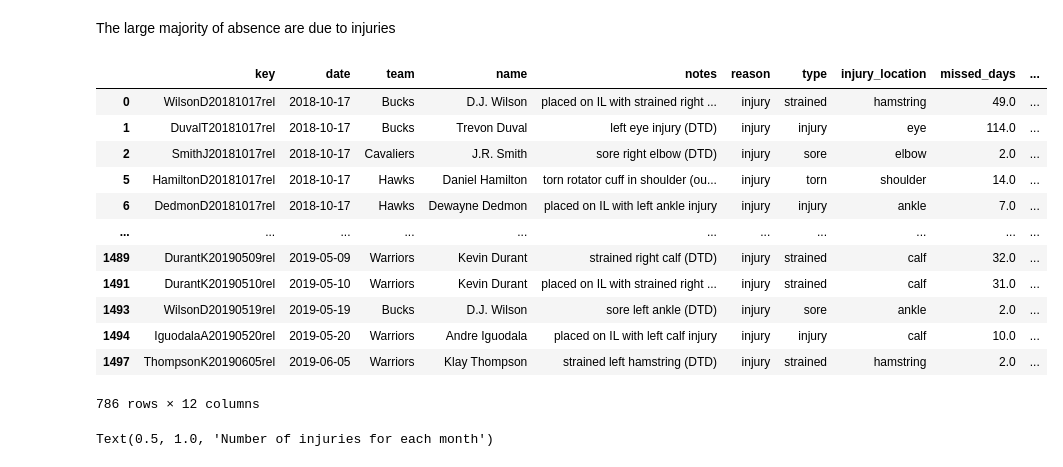
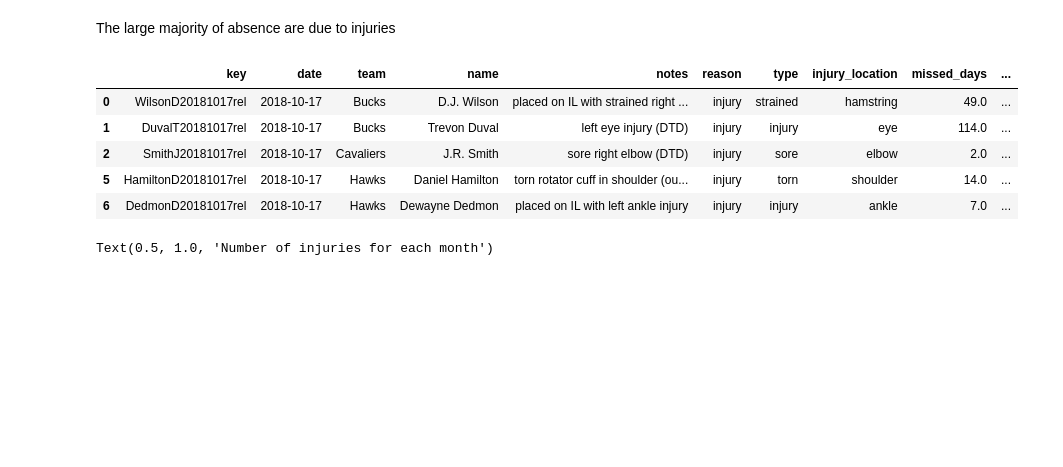
Before and after one commit to romainBechet/NBA_injuries, a Jupyter notebook: injuries.ipynb, the cells around one changed output. Saved outputs shown, nothing was run; the diff lists cells and outputs as text; code cells hidden in the pictures; blank space fills up the shorter version.

```diff
--- a/injuries.ipynb
+++ b/injuries.ipynb
@@ -221,21 +207,14 @@ Name: reason, dtype: int64
 The large majority of absence are due to injuries
 # %%
 injury_analysis = df_analysis[df_analysis['reason'] == 'injury']
-injury_analysis
+injury_analysis.head()
 # %% [output]
 |  | key | date | team | name | notes | reason | type | injury_location | missed_days | ... |
 | 0 | WilsonD20181017rel | 2018-10-17 | Bucks | D.J. Wilson | placed on IL with strained right ... | injury | strained | hamstring | 49.0 | ... |
 | 1 | DuvalT20181017rel | 2018-10-17 | Bucks | Trevon Duval | left eye injury (DTD) | injury | injury | eye | 114.0 | ... |
 | 2 | SmithJ20181017rel | 2018-10-17 | Cavaliers | J.R. Smith | sore right elbow (DTD) | injury | sore | elbow | 2.0 | ... |
 | 5 | HamiltonD20181017rel | 2018-10-17 | Hawks | Daniel Hamilton | torn rotator cuff in shoulder (ou... | injury | torn | shoulder | 14.0 | ... |
 | 6 | DedmonD20181017rel | 2018-10-17 | Hawks | Dewayne Dedmon | placed on IL with left ankle injury | injury | injury | ankle | 7.0 | ... |
-| ... | ... | ... | ... | ... | ... | ... | ... | ... | ... | ... |
-| 1489 | DurantK20190509rel | 2019-05-09 | Warriors | Kevin Durant | strained right calf (DTD) | injury | strained | calf | 32.0 | ... |
-| 1491 | DurantK20190510rel | 2019-05-10 | Warriors | Kevin Durant | placed on IL with strained right ... | injury | strained | calf | 31.0 | ... |
-| 1493 | WilsonD20190519rel | 2019-05-19 | Bucks | D.J. Wilson | sore left ankle (DTD) | injury | sore | ankle | 2.0 | ... |
-| 1494 | IguodalaA20190520rel | 2019-05-20 | Warriors | Andre Iguodala | placed on IL with left calf injury | injury | injury | calf | 10.0 | ... |
-| 1497 | ThompsonK20190605rel | 2019-06-05 | Warriors | Klay Thompson | strained left hamstring (DTD) | injury | strained | hamstring | 2.0 | ... |
-786 rows × 12 columns
 # %%
 months = [ "October", "November", "December", "January", "February", "March", "April", "May", "June", "Jully", "August", "September",]
 injury_month = injury_analysis.groupby('month').size().reset_index(name = 'count')
```
Also changed, not shown: parts of 18 cells of this notebook.
